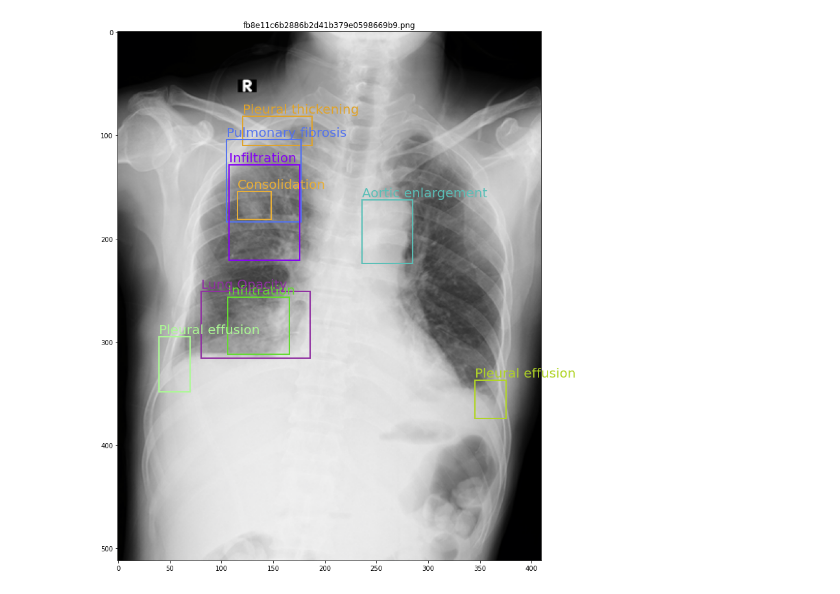
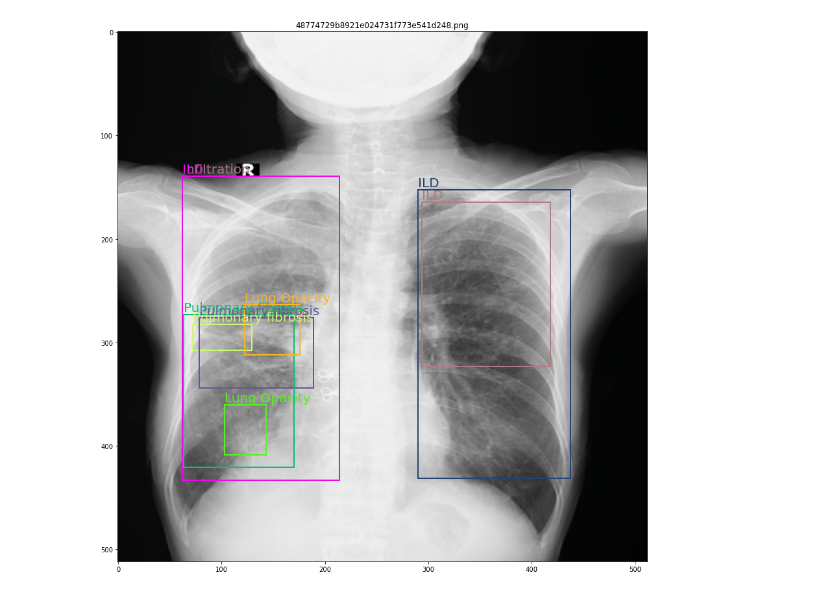
Before and after one commit to nhtlongcs/VinBigData-Abnormalities-Detection, a Jupyter notebook: Visualizer.ipynb, the cells around one changed output. Drawn from its saved outputs; the diff is of its cells as text; code cells hidden in the pictures.

Commit message:
fix visualize

```diff
--- a/Visualizer.ipynb
+++ b/Visualizer.ipynb
@@ -4,12 +5,12 @@ from augmentations.transforms import ToTensor, Normalize, Compose
 # %%
-transforms = Compose([
-    ToTensor(),
-    Normalize()
+transforms = A.Compose([
+    A.Normalize(),
+    ToTensor()
 ])
 # %%
 dataset = CocoDataset(
-    root_dir = 'datasets/vinai-chestxray/images/512_original/train',
-    ann_path = 'datasets/vinai-chestxray/images/512_original/coco512_original_nms.json',
+    root_dir = 'datasets/vinai512/images/train',
+    ann_path = 'datasets/vinai512/annotations/vinai512_train.json',
     transforms = transforms
 )
 # %% [output]
@@ -37,7 +21,7 @@ dataset.classes
 # %%
-dataset.visualize_item(12)
+dataset.visualize_item(15)
 # %% [output]
-[figure, old version]
+[figure, new version]
 # %%
 trainset = CocoDataset(
     root_dir = 'datasets/vinai1024/train',
```
Also changed, not shown: parts of 3 cells of this notebook, 1 other file.
